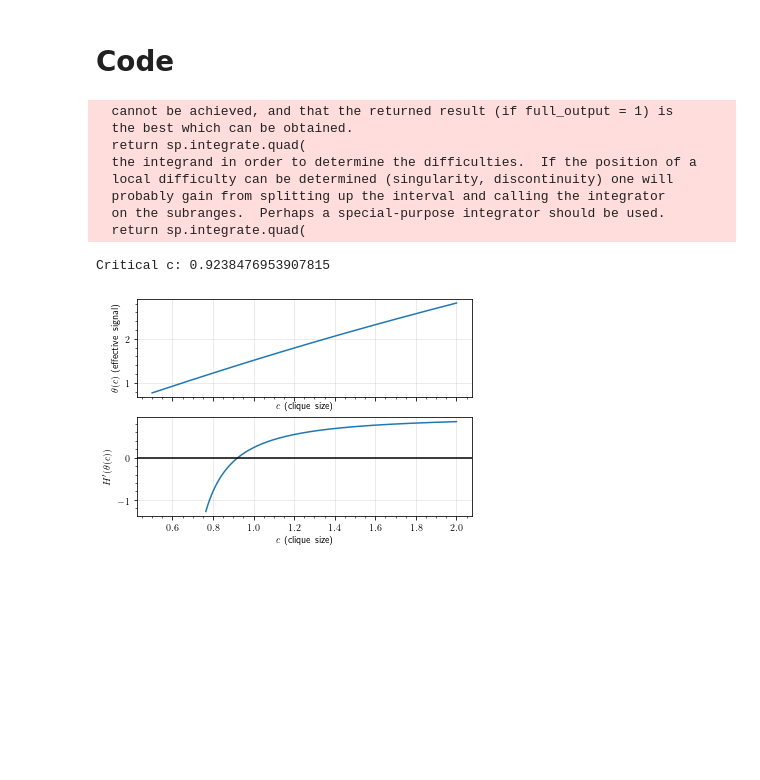
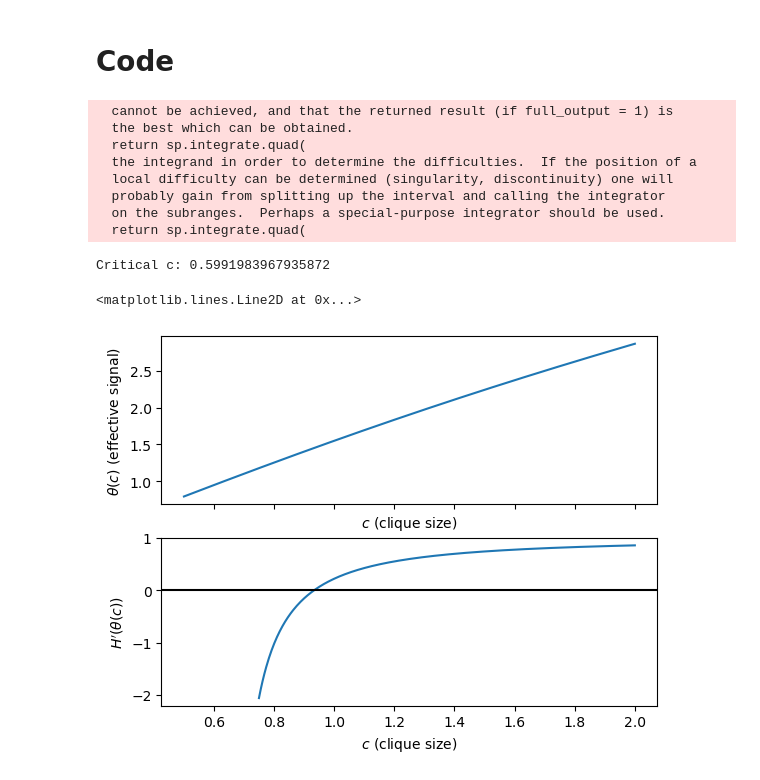
Before and after one commit to yuxinma98/NonlinearLaplacian, a Jupyter notebook: ipynb/Subordination function predictions.ipynb, the cells around one changed output. Cells and saved outputs as stored; diff of their text form; code cells hidden in the pictures; blank space fills up the shorter version.

```diff
--- a/ipynb/Subordination function predictions.ipynb
+++ b/ipynb/Subordination function predictions.ipynb
@@ -39,12 +39,13 @@ def style_ax(ax):
     ax.set_axisbelow(True)
     ax.minorticks_on()
 
-plt.rc('text', usetex=True)
-plt.rc('text.latex', preamble=r'\usepackage{amsmath} \usepackage{amssymb} \usepackage{bm}')
+# plt.rc('text', usetex=True)
+# plt.rc('text.latex', preamble=r'\usepackage{amsmath} \usepackage{amssymb} \usepackage{bm}')
 # %%
 def sigma(x):
+    return np.tanh(x)
     # return np.tanh(x / 2) / 2
-    return x / np.sqrt(1.0 + x ** 2)
+    # return x / np.sqrt(1.0 + x ** 2)
     # return np.minimum(1.0, np.maximum(-1.0, x)) / 2
     # return np.tanh(4 * x) / 4
     # return (2*x ** 3 - 3*x) * np.exp(-x ** 2 / 2) / (np.sqrt(3) * np.pi ** 0.25)
@@ -93,34 +94,35 @@ for c, val in zip(cs, vals_H_prime):
     if val > 0.0:
         critical_c = c
         break
 print('Critical c:', critical_c)
 # vals_H = np.array([H(c) for c in cs])
 
 fig, axes = plt.subplots(2, 1, sharex=True)
 
 axes[0].plot(cs, thetas)
 axes[0].set_xlabel('$c$ (clique size)')
 axes[0].set_ylabel('$\\theta(c)$ (effective signal)')
 
 axes[1].plot(cs[i_crit:], vals_H_prime[i_crit:])
 axes[1].set_xlabel('$c$ (clique size)')
 axes[1].set_ylabel('$H^{\\prime}(\\theta(c))$')
 
 plt.axhline(0.0, color='black')
 
-for ax in axes:
-    style_ax(ax)
+# for ax in axes:
+    # style_ax(ax)
 
 # Montanari-Deshpande belief propagation threshold:
 # plt.axvline(np.sqrt(1.0 / np.e), color='black')
 # %% [output]
   cannot be achieved, and that the returned result (if full_output = 1) is
   the best which can be obtained.
   return sp.integrate.quad(
   the integrand in order to determine the difficulties.  If the position of a
   local difficulty can be determined (singularity, discontinuity) one will
   probably gain from splitting up the interval and calling the integrator
   on the subranges.  Perhaps a special-purpose integrator should be used.
   return sp.integrate.quad(
-Critical c: 0.9238476953907815
+Critical c: 0.5991983967935872
+<matplotlib.lines.Line2D at 0x...>
-[figure, old version]
+[figure, new version]
```
Also changed, not shown: 24 other files.
